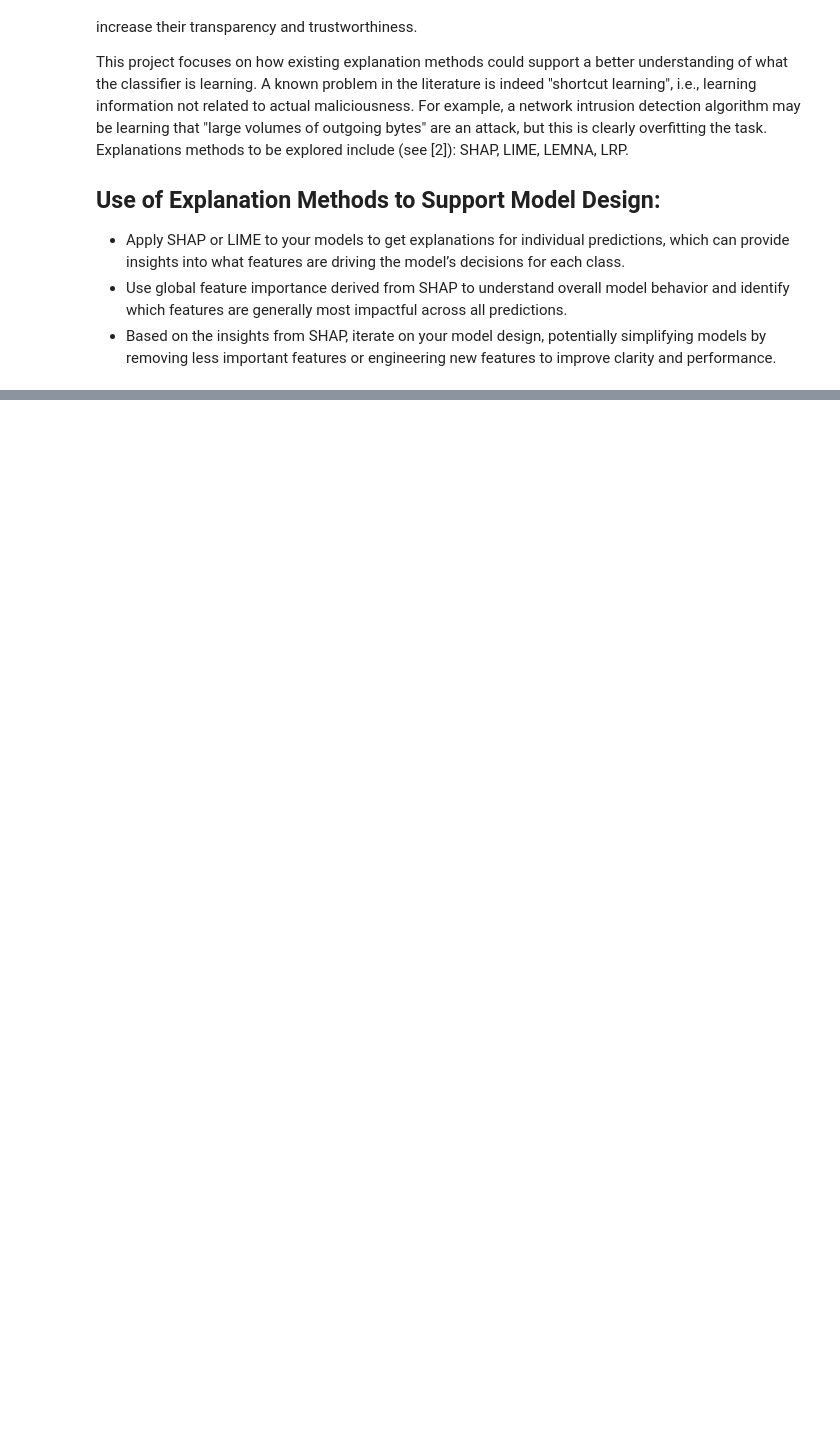
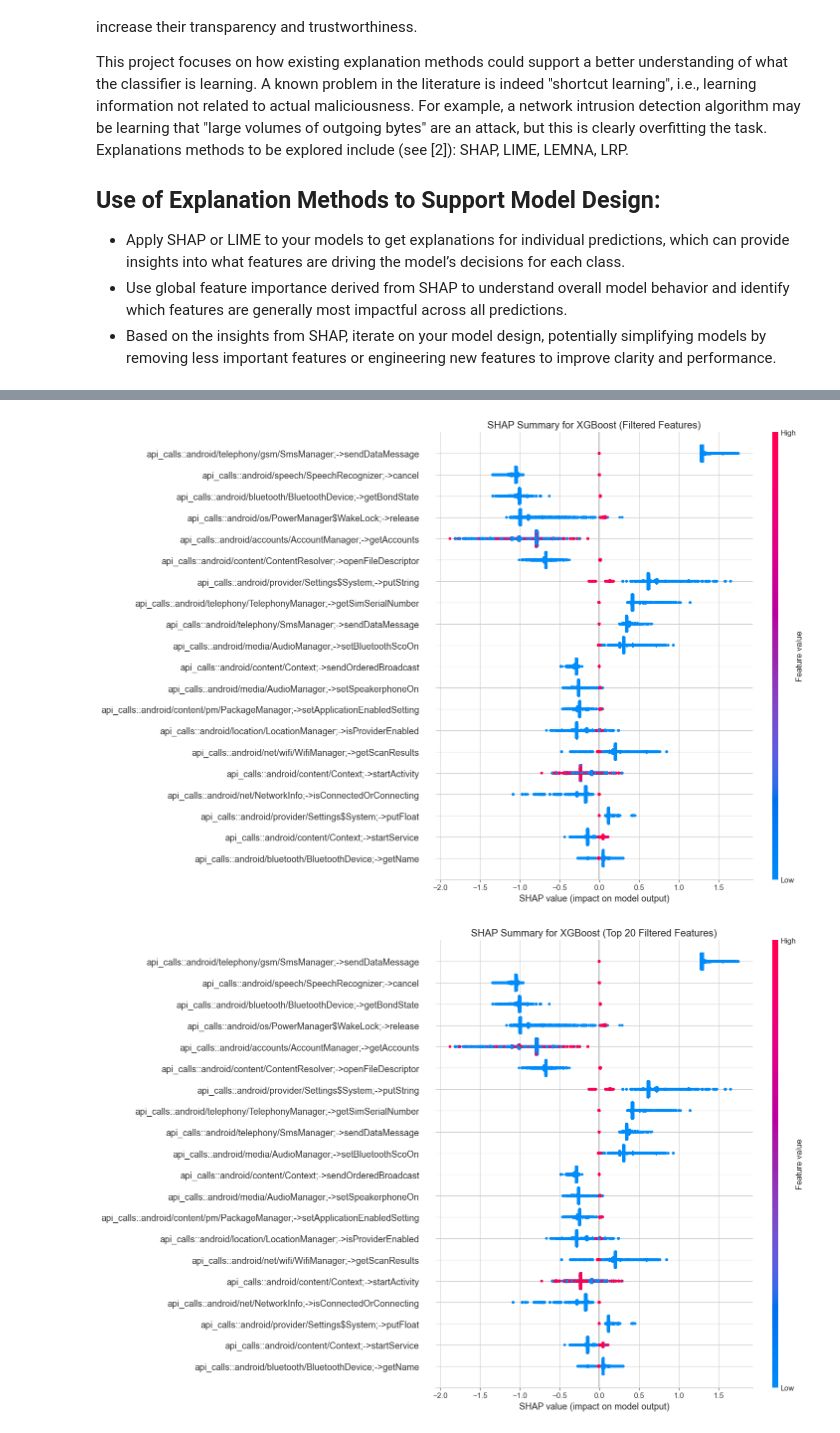
Before and after one commit to changjoon-park/kings-project, a Jupyter notebook: data/project.ipynb, the cells around one changed output, grey strips where cells are left out. Drawn from its saved outputs; the diff is of its cells as text; code cells hidden in the pictures; blank space fills up the shorter version.

Commit message:
Experiment2: Complete Summary Plot

```diff
--- a/data/project.ipynb
+++ b/data/project.ipynb
@@ -1272,0 +965,77 @@ Error:
+# %%
+# Initialize the XGBoost model with the parameters
+xgb_parameters = {
+    "n_estimators": 200,
+    "learning_rate": 0.05,
+    "max_depth": 4,
+    "subsample": 0.9,
+    "colsample_bytree": 0.9,
+}
+model_XGBoost = Model(
+    "XGBoost", XGBClassifier(**xgb_parameters), X_filtered, y_filtered
+)
+
+# Train and evaluate the XGBoost model
+model_XGBoost.train_and_evaluate_model()
+model_XGBoost.print_result()
+
+# Ensure X_filtered and selected_feature_names match
+X_filtered = X_filtered.toarray() if scipy.sparse.issparse(X_filtered) else X_filtered
+assert X_filtered.shape[1] == len(selected_feature_names), "Feature mismatch"
+
+# Print feature value range
+print("Feature value range:")
+print(f"Min: {X_filtered.min()}")
+print(f"Max: {X_filtered.max()}")
+print(f"Mean: {X_filtered.mean()}")
+print(f"Std: {X_filtered.std()}")
+
+# Scale features
+scaler = StandardScaler()
+X_filtered_scaled = scaler.fit_transform(X_filtered)
+
+# Calculate and print feature sparsity
+sparsity = (X_filtered == 0).mean()
+print(f"Average feature sparsity: {sparsity:.2%}")
+
+# Prepare background samples
+background_sample_size = 1000  # Adjust as needed
+background_indices = np.random.choice(
+    X_filtered_scaled.shape[0], background_sample_size, replace=False
+)
+background_samples = X_filtered_scaled[background_indices]
+
+# Compute SHAP values
+explainer = shap.TreeExplainer(model_XGBoost.model)
+shap_values = explainer.shap_values(X_filtered_scaled)
+
+# Plot SHAP summary
+shap.summary_plot(
+    shap_values,
+    X_filtered_scaled,
+    feature_names=selected_feature_names,
+    plot_size=(15, 10),
+    show=False,
+)
+plt.title(f"SHAP Summary for XGBoost (Filtered Features)")
+plt.tight_layout()
+plt.savefig("xgboost_shap_summary_filtered.png", dpi=300, bbox_inches="tight")
+plt.show()
+
+# Plot SHAP summary for top 20 features
+feature_importance = np.abs(shap_values).mean(0)
+feature_importance_sorted_idx = feature_importance.argsort()
+top_features = feature_importance_sorted_idx[-20:]
+
+shap.summary_plot(
+    shap_values[:, top_features],
+    X_filtered_scaled[:, top_features],
+    feature_names=[selected_feature_names[i] for i in top_features],
+    plot_size=(15, 10),
+    show=False,
+)
+plt.title(f"SHAP Summary for XGBoost (Top 20 Filtered Features)")
+plt.tight_layout()
+plt.savefig("xgboost_shap_summary_top20_filtered.png", dpi=300, bbox_inches="tight")
+plt.show()
+# %% [output]
@@ -1272,0 +1056,2 @@ Error:
+[figure, added]
+[figure, added]
```
Also changed, not shown: parts of 12 cells of this notebook, 2 other files.
